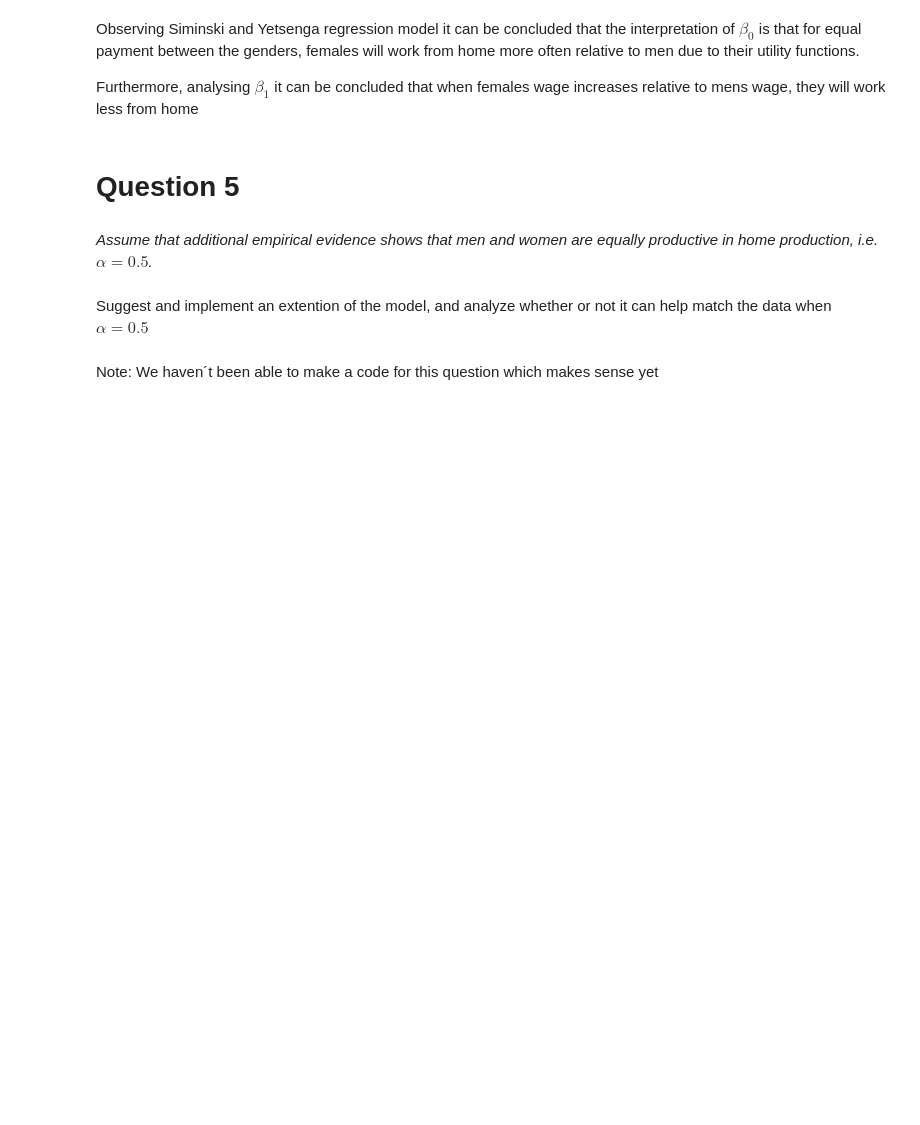
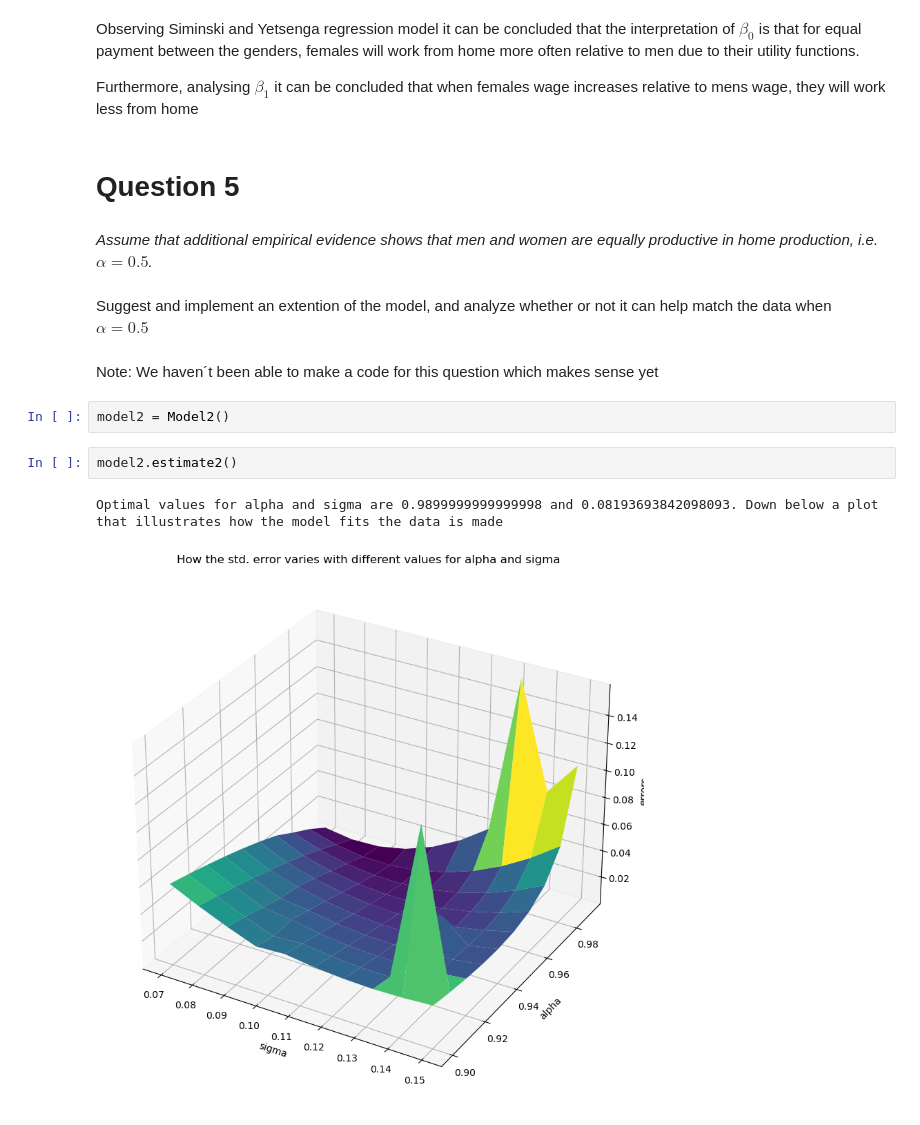
Before and after one commit to NumEconCopenhagen/projects-2023-boybandet, a Jupyter notebook: inauguralproject/inauguralproject.ipynb, the cells around one changed output. Cells and saved outputs as stored; diff of their text form; blank space fills up the shorter version.

```diff
--- a/inauguralproject/inauguralproject.ipynb
+++ b/inauguralproject/inauguralproject.ipynb
@@ -79,3 +81,10 @@ Furthermore, analysing $\beta_1$ it can be concluded that when females wage incr
 Suggest and implement an extention of the model, and analyze whether or not it can help match the data when $\alpha = 0.5$
 # %% [markdown]
 Note: We haven´t been able to make a code for this question which makes sense yet
+# %%
+model2 = Model2()
+# %%
+model2.estimate2()
+# %% [output]
+Optimal values for alpha and sigma are 0.9899999999999998 and 0.08193693842098093. Down below a plot that illustrates how the model fits the data is made
+[figure, added]
```
Also changed, not shown: parts of 5 cells of this notebook, 3 other files.
